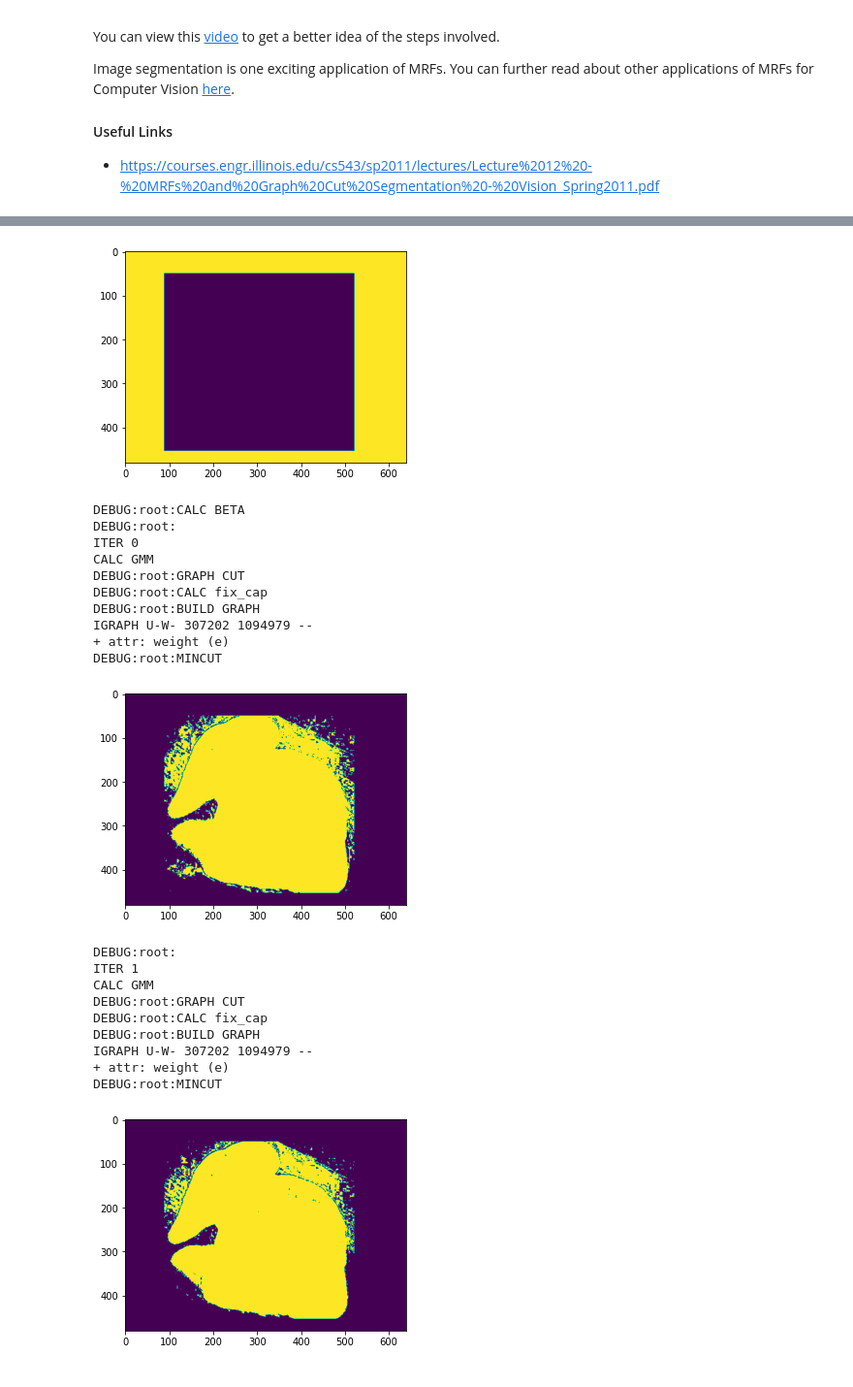
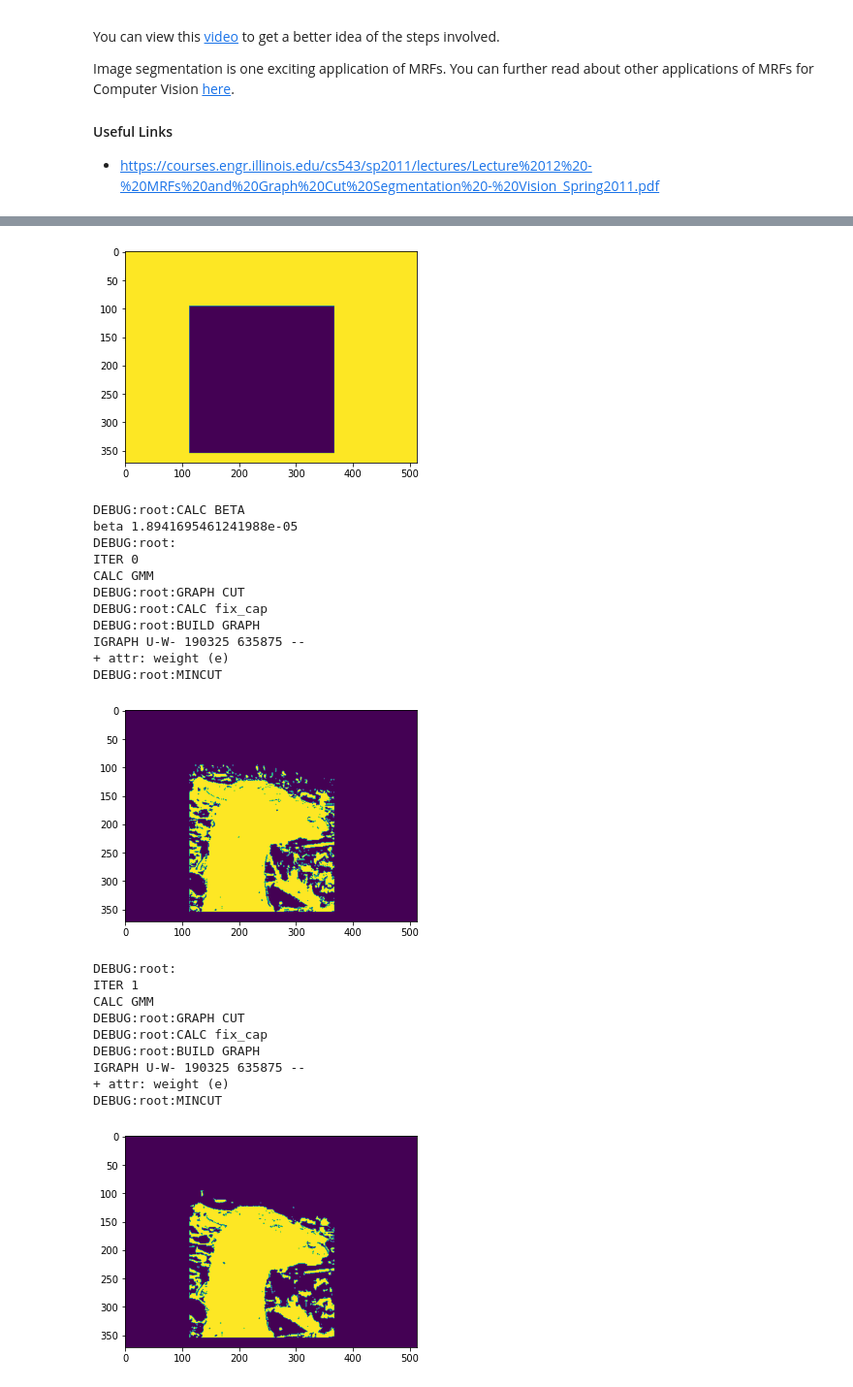
Before and after one commit to jiviteshjain/grabcut, a Jupyter notebook: src/Assignment3.ipynb, the cells around one changed output, grey strips where cells are left out. Shown at 97% size. Drawn from its saved outputs; the diff is of its cells as text; code cells hidden in the pictures.

Commit message:
Fix beta and smoothness edges.

```diff
--- a/src/Assignment3.ipynb
+++ b/src/Assignment3.ipynb
@@ -440,7 +440,7 @@ def grab_cut(img_, types_, alphas_, gamma=GAMMA, lamda=LAMDA, num_iters=NUM_ITER
     return alphas
 # %%
 if __name__ == '__main__':
-    filename = '../images/elefant.jpg'              # Path to image file
+    filename = '../images/llama.jpg'              # Path to image file
     try:
         run(filename)
     finally:
@@ -451,25 +467,26 @@ DEBUG:root:GRAB CUT
-[figure, old version]
+[figure, new version]
 DEBUG:root:CALC BETA
+beta 1.8941695461241988e-05
 DEBUG:root:
 ITER 0
 CALC GMM
 DEBUG:root:GRAPH CUT
 DEBUG:root:CALC fix_cap
 DEBUG:root:BUILD GRAPH
-IGRAPH U-W- 307202 1094979 --
+IGRAPH U-W- 190325 635875 --
 + attr: weight (e)
 DEBUG:root:MINCUT
-[figure, old version]
+[figure, new version]
 DEBUG:root:
 ITER 1
 CALC GMM
 DEBUG:root:GRAPH CUT
 DEBUG:root:CALC fix_cap
 DEBUG:root:BUILD GRAPH
-IGRAPH U-W- 307202 1094979 --
+IGRAPH U-W- 190325 635875 --
 + attr: weight (e)
 DEBUG:root:MINCUT
-[figure, old version]
+[figure, new version]
 DEBUG:root:
 ITER 2
 CALC GMM
```
Also changed, not shown: parts of 2 cells of this notebook.
